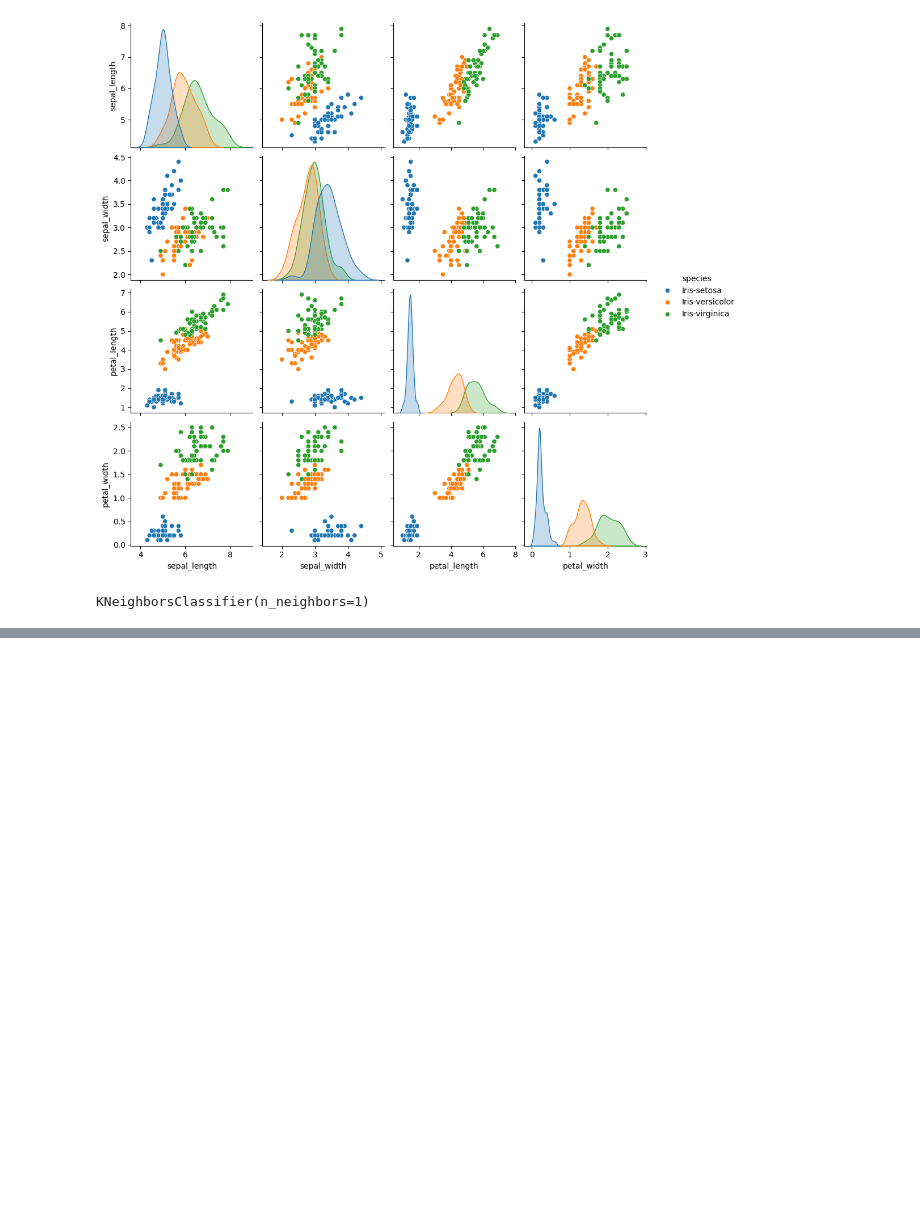
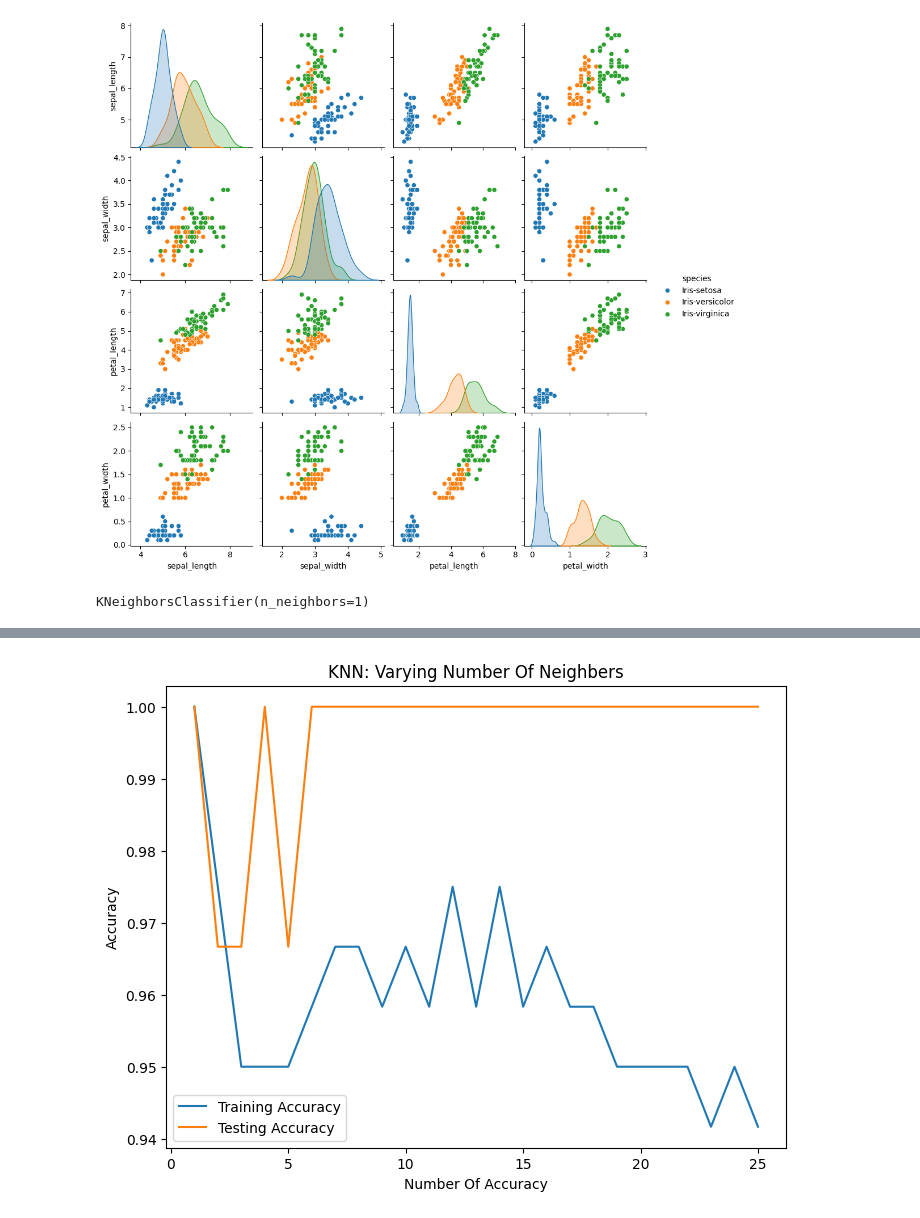
Before and after one commit to donyafallah/Iris-Flower-Classification, a Jupyter notebook: Iris_Flower_Classification.ipynb, the cells around one changed output, grey strips where cells are left out. Saved outputs shown, nothing was run; the diff lists cells and outputs as text; code cells hidden in the pictures; blank space fills up the shorter version.

```diff
--- a/Iris_Flower_Classification.ipynb
+++ b/Iris_Flower_Classification.ipynb
@@ -107,0 +145,31 @@ X does not have valid feature names, but KNeighborsClassifier was fitted with fe
+# %%
+train_accuracies = {}
+test_accuracies = {}
+
+neighbors = np.arange(1,26)
+
+for neighbor in neighbors:
+    knn = KNeighborsClassifier(n_neighbors=neighbor)
+    knn.fit(X_train,y_train)
+    train_accuracies[neighbor] = knn.score(X_train , y_train)
+    test_accuracies[neighbor] = knn.score(X_test , y_test)
+# %%
+plt.figure(figsize=(8,6))
+plt.title("KNN: Varying Number Of Neighbers")
+plt.plot(neighbors , train_accuracies.values() , label="Training Accuracy")
+plt.plot(neighbors , test_accuracies.values() , label="Testing Accuracy")
+plt.legend()
+plt.xlabel("Number Of Accuracy")
+plt.ylabel("Accuracy")
+plt.show()
+
+# Analysis:
+# - Small k (e.g., k=1) → very high training accuracy but risk of overfitting.
+# - Large k (e.g., >15) → model becomes too simple, leading to underfitting.
+# - Medium k (around 3–7) → best balance, with high and stable accuracy on both train and test sets.
+# For Iris dataset, k=5 is usually a good choice.
+
+# Note: Test accuracy looks unusually high and flat because the Iris dataset is very clean and well-separated.
+# In real-world datasets with more noise/overlap, the curve would be less stable and show bigger differences across K values.
+# %% [output]
+[figure, added]
```
Also changed, not shown: parts of 6 cells of this notebook.
